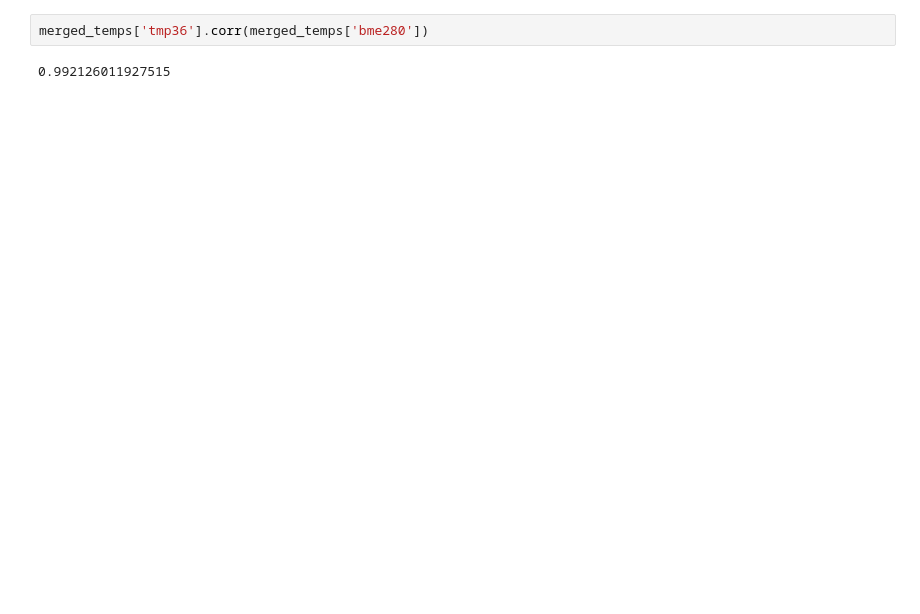
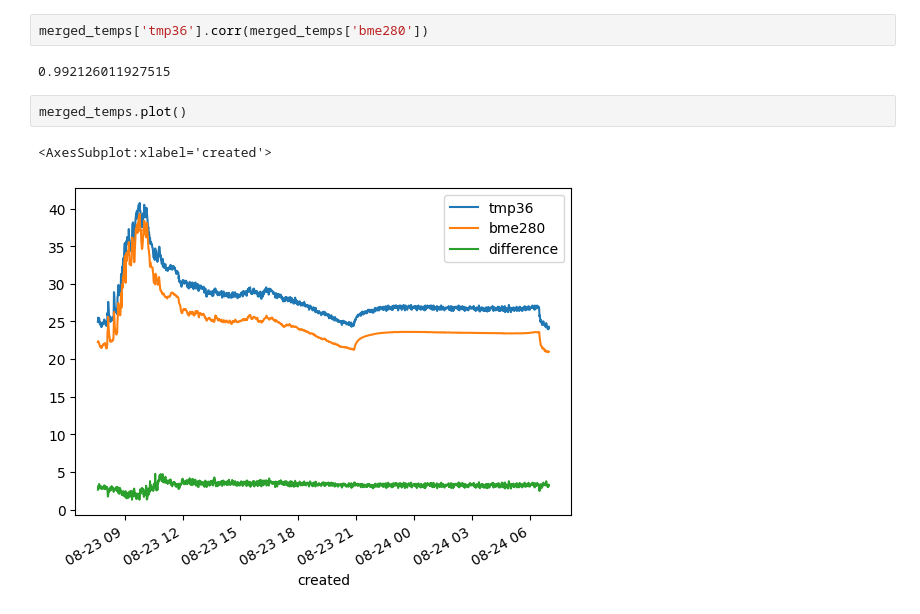
Before and after one commit to romilly/compare-temperatures, a Jupyter notebook: notebooks/plot-temperatures.ipynb, the cells around one changed output. Saved outputs shown, nothing was run; the diff lists cells and outputs as text; blank space fills up the shorter version.

```diff
--- a/notebooks/plot-temperatures.ipynb
+++ b/notebooks/plot-temperatures.ipynb
@@ -61,3 +81,8 @@ merged_temps
 merged_temps['tmp36'].corr(merged_temps['bme280'])
 # %% [output]
 0.992126011927515
+# %%
+merged_temps.plot()
+# %% [output]
+<AxesSubplot:xlabel='created'>
+[figure, added]
```
Also changed, not shown: parts of 4 cells of this notebook, 1 other file.
